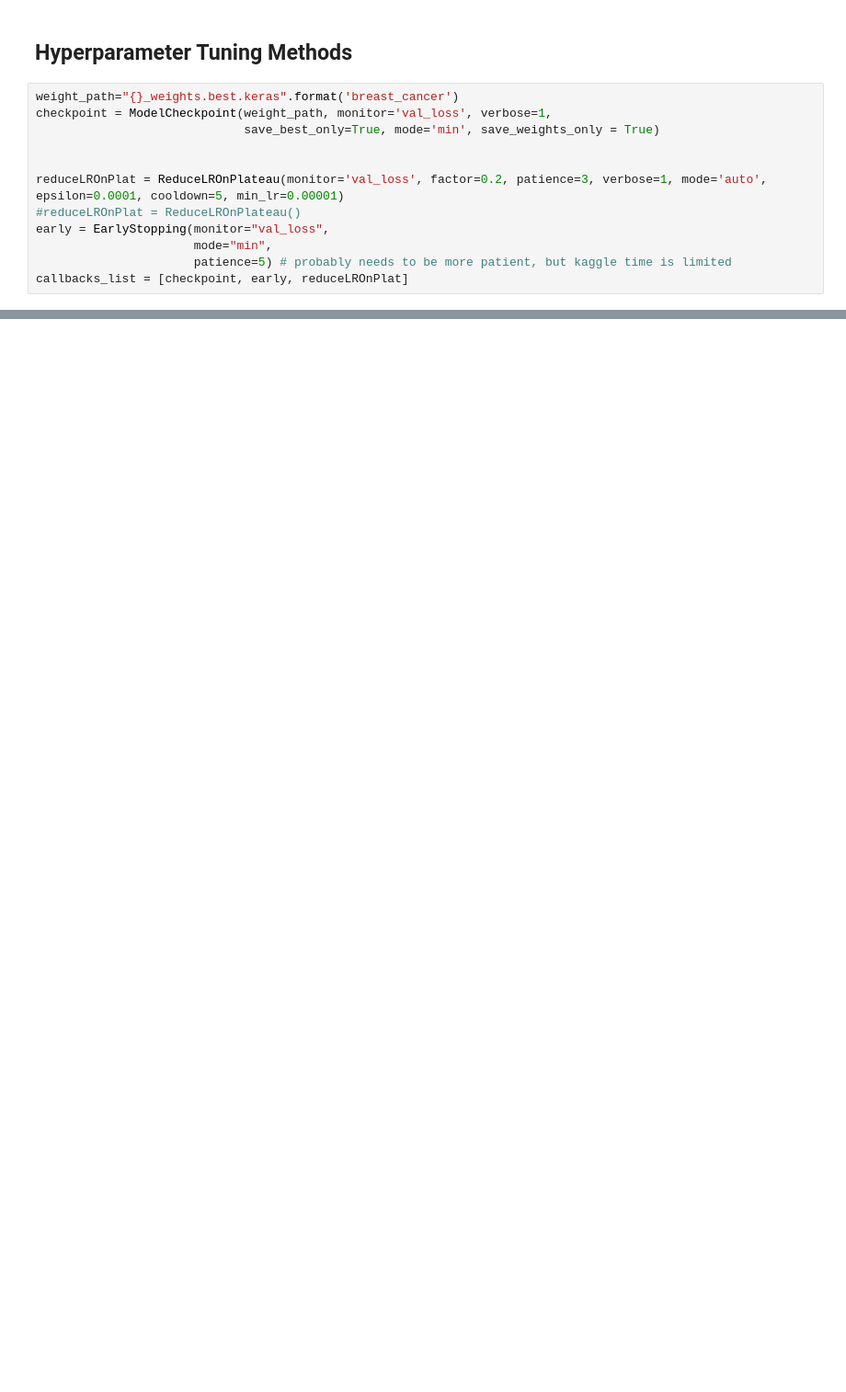
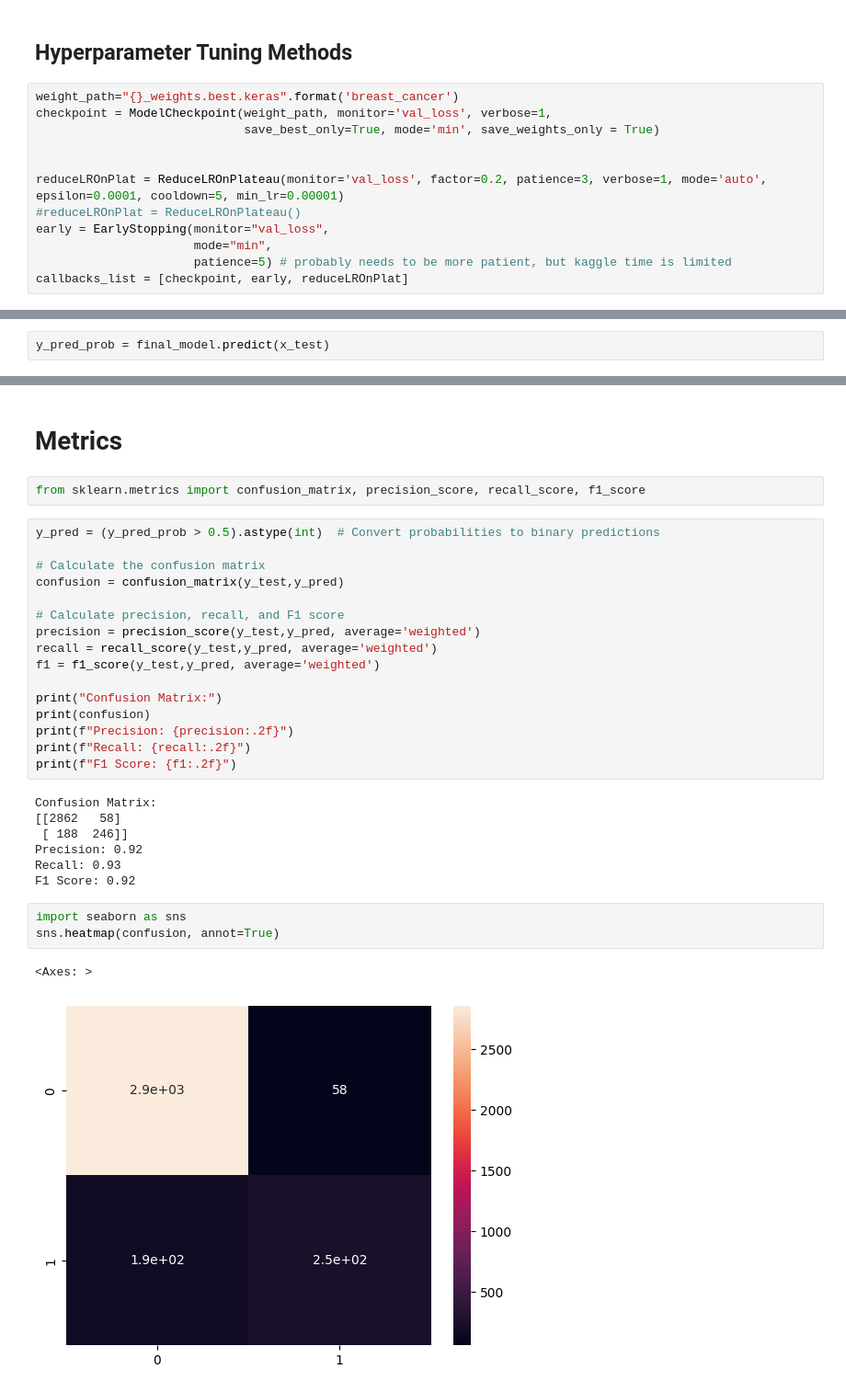
Before and after one commit to Jawakar-7/Lesion-Detection-using-Mammograms, a Jupyter notebook: kagglenotebook.ipynb, the cells around one changed output, grey strips where cells are left out. Shown: that part at 92% size. Saved outputs shown, nothing was run; the diff lists cells and outputs as text; blank space fills up the shorter version.

```diff
--- a/kagglenotebook.ipynb
+++ b/kagglenotebook.ipynb
@@ -242,0 +303,2 @@ test_accuracy = 0.9159212708473206
+# %%
+y_pred_prob = final_model.predict(x_test)
@@ -242,0 +307,33 @@ test_accuracy = 0.9159212708473206
+# %% [markdown]
+# Metrics
+# %%
+from sklearn.metrics import confusion_matrix, precision_score, recall_score, f1_score
+# %%
+y_pred = (y_pred_prob > 0.5).astype(int)  # Convert probabilities to binary predictions
+
+# Calculate the confusion matrix
+confusion = confusion_matrix(y_test,y_pred)
+
+# Calculate precision, recall, and F1 score
+precision = precision_score(y_test,y_pred, average='weighted')
+recall = recall_score(y_test,y_pred, average='weighted')
+f1 = f1_score(y_test,y_pred, average='weighted')
+
+print("Confusion Matrix:")
+print(confusion)
+print(f"Precision: {precision:.2f}")
+print(f"Recall: {recall:.2f}")
+print(f"F1 Score: {f1:.2f}")
+# %% [output]
+Confusion Matrix:
+[[2862   58]
+ [ 188  246]]
+Precision: 0.92
+Recall: 0.93
+F1 Score: 0.92
+# %%
+import seaborn as sns
+sns.heatmap(confusion, annot=True)
+# %% [output]
+<Axes: >
+[figure, added]
```
Also changed, not shown: parts of 22 cells of this notebook.
